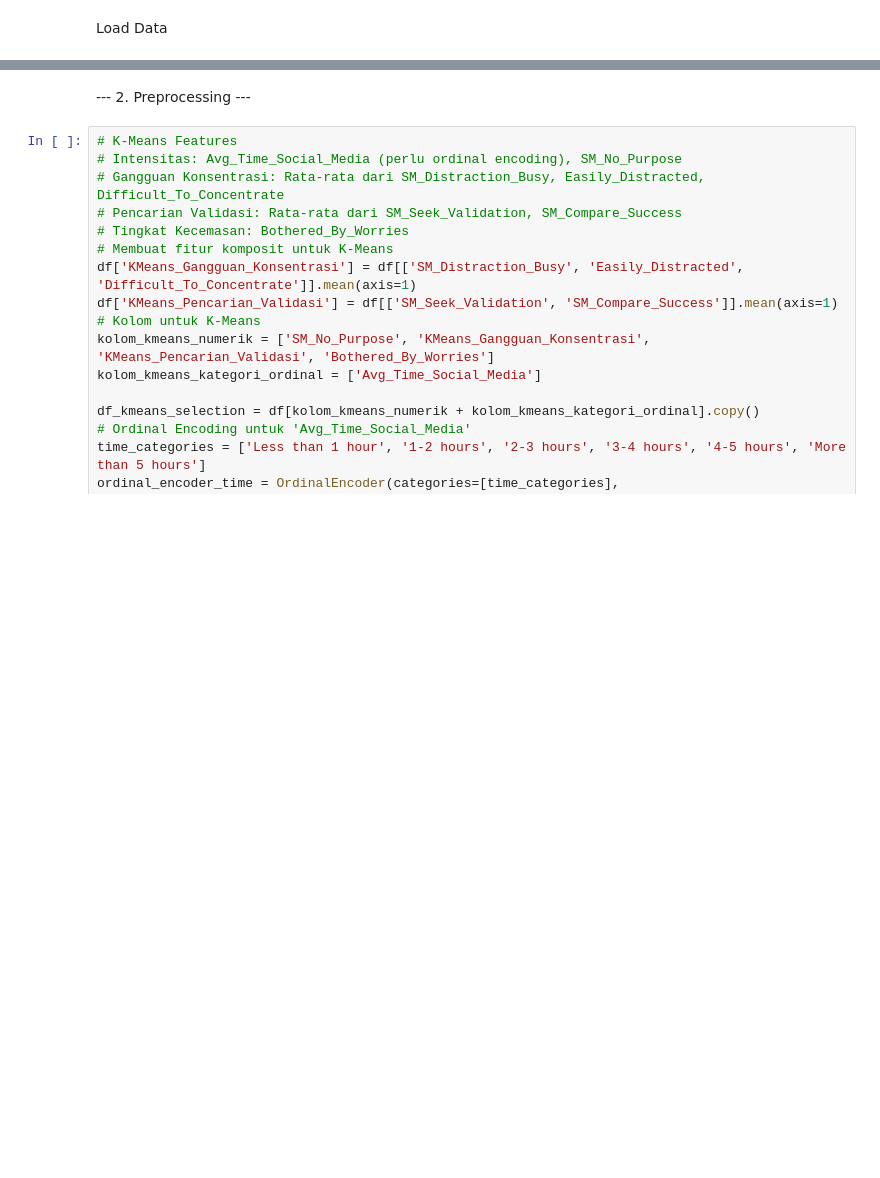
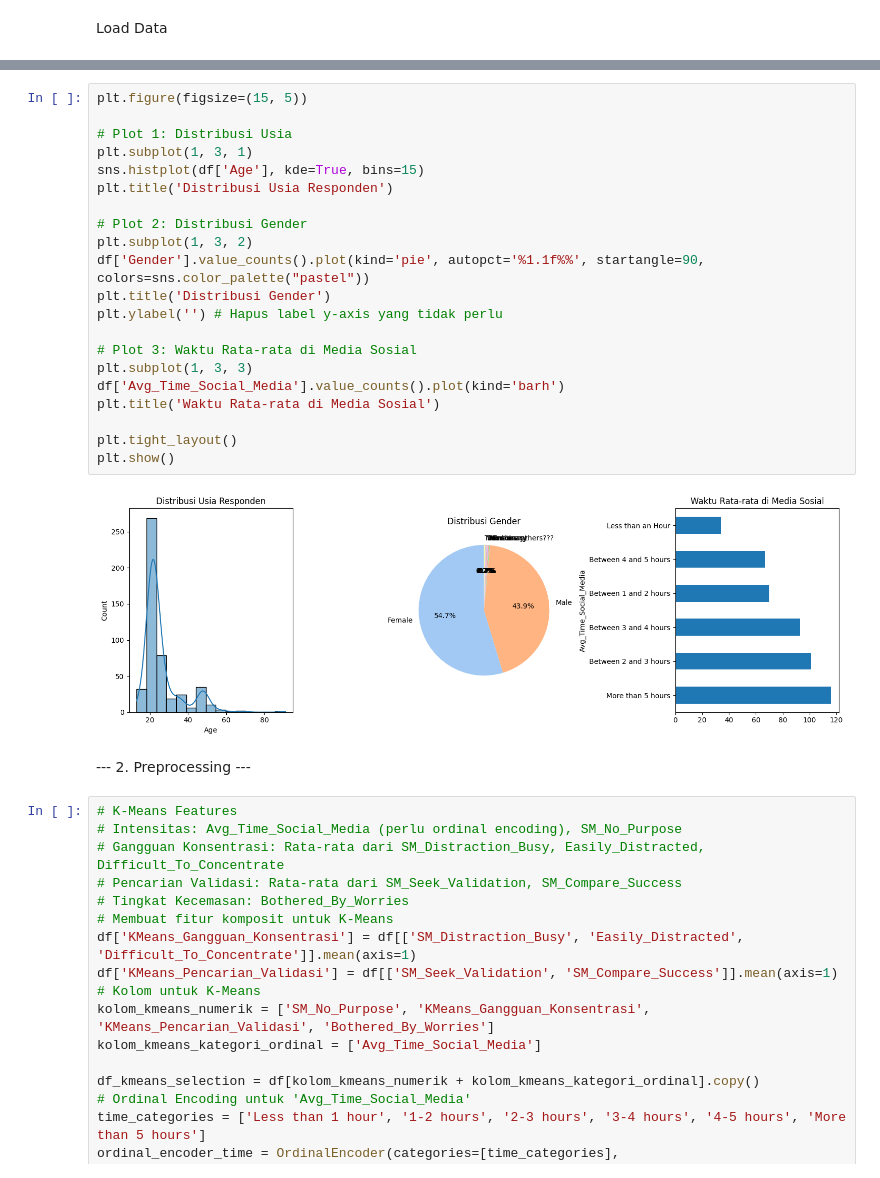
Before and after one commit to akhdanrgya/DataMiningSocialMedia, a Jupyter notebook: tubes2.ipynb, the cells around one changed output, grey strips where cells are left out. Drawn from its saved outputs; the diff is of its cells as text; blank space fills up the shorter version.

```diff
--- a/tubes2.ipynb
+++ b/tubes2.ipynb
@@ -55,3 +91,26 @@ Nama kolom setelah disederhanakan (beberapa contoh):
+# %%
+plt.figure(figsize=(15, 5))
+
+# Plot 1: Distribusi Usia
+plt.subplot(1, 3, 1)
+sns.histplot(df['Age'], kde=True, bins=15)
+plt.title('Distribusi Usia Responden')
+
+# Plot 2: Distribusi Gender
+plt.subplot(1, 3, 2)
+df['Gender'].value_counts().plot(kind='pie', autopct='%1.1f%%', startangle=90, colors=sns.color_palette("pastel"))
+plt.title('Distribusi Gender')
+plt.ylabel('') # Hapus label y-axis yang tidak perlu
+
+# Plot 3: Waktu Rata-rata di Media Sosial
+plt.subplot(1, 3, 3)
+df['Avg_Time_Social_Media'].value_counts().plot(kind='barh')
+plt.title('Waktu Rata-rata di Media Sosial')
+
+plt.tight_layout()
+plt.show()
+# %% [output]
+[figure, added]
 # %% [markdown]
 --- 2. Preprocessing ---
 # %%
```
Also changed, not shown: parts of 3 cells of this notebook, 3 other files.
